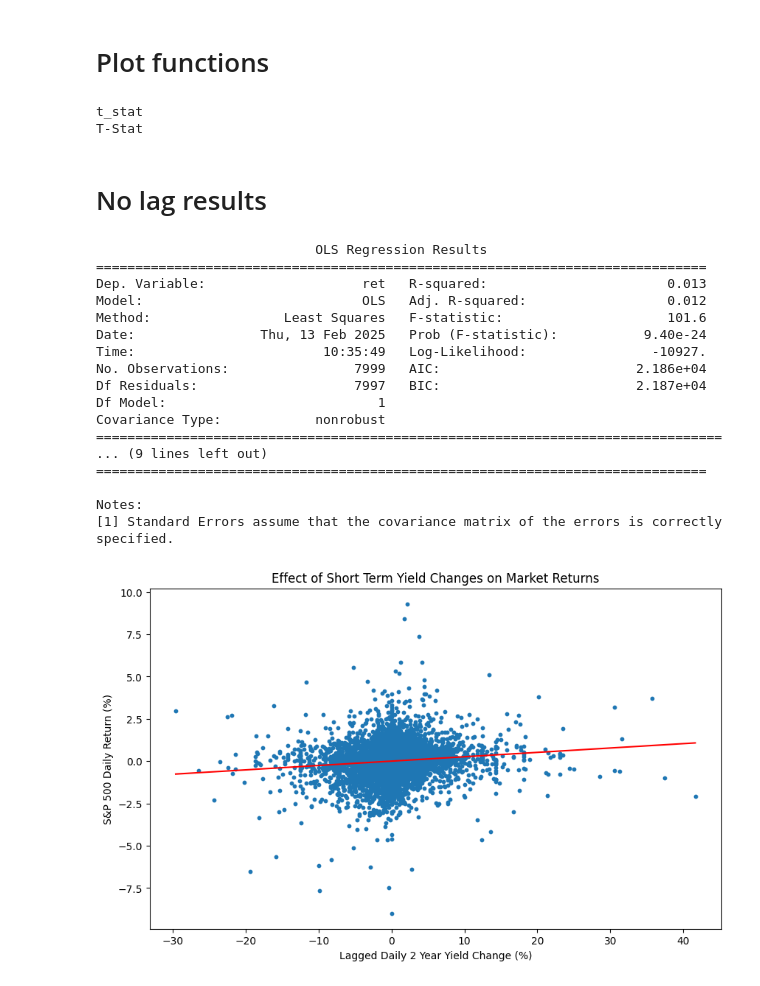
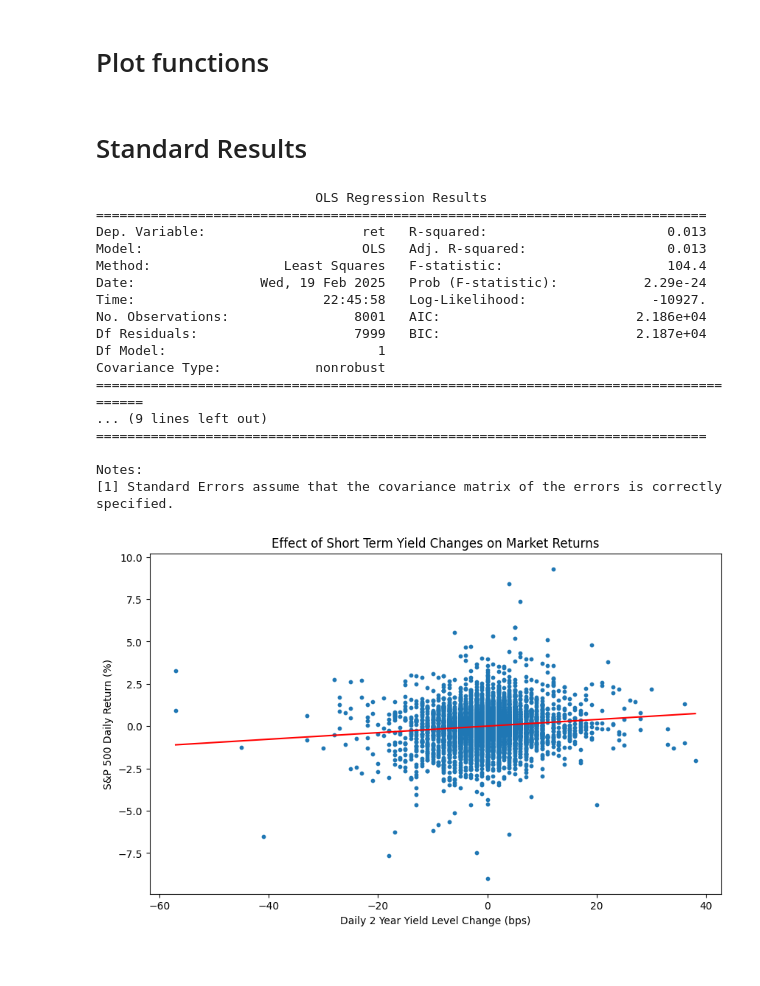
Before and after one commit to andrewhall1124/macro-finance-project, a Jupyter notebook: main.ipynb, the cells around one changed output. Drawn from its saved outputs; the diff is of its cells as text; code cells hidden in the pictures.

```diff
--- a/main.ipynb
+++ b/main.ipynb
@@ -25,20 +25,14 @@ df = (
     .sort('date')
 )
 
-# Yield change
+# Yield level change
 df = df.with_columns(
-    (pl.col('yield').pct_change() * 100).alias('yield_change')
+    pl.col('yield').diff().mul(100).alias('yield_level_change')
 )
-
-# Lag yield change
-for i in range(1, 3):
-    df = df.with_columns(
-        pl.col('yield_change').shift(i).alias(f'yield_change_lag_{i}')
-    )
 
 # ETF Return
 df = df.with_columns(
-    ((pl.col('close') / pl.col('open') - 1) * 100).over('ticker').alias('ret')
+    pl.col('close').truediv(pl.col('open')).sub(1).mul(100).over('ticker').alias('ret')
 )
 
 # Drop columns
@@ -96,7 +137,7 @@ def plot_regression_scatter(df: pl.DataFrame, x: str, y: str, regression_line: t
 
     plt.title("Effect of Short Term Yield Changes on Market Returns")
     plt.ylabel("S&P 500 Daily Return (%)")
-    plt.xlabel("Lagged Daily 2 Year Yield Change (%)")
+    plt.xlabel("Daily 2 Year Yield Level Change (bps)")
 
     plt.show()
 # %%
@@ -124,9 +169,2 @@ def rolling_regression(df: pl.DataFrame, x: str, y: str, window: int = 250 * 5)
     return rolling_df
-# %%
-text = 't_stat'
-print(text)
-print(text.replace("_", '-').title())
-# %% [output]
-t_stat
-T-Stat
 # %%
@@ -151,26 +205,26 @@ def plot_rolling_results(rolling_df: pd.DataFrame, slope: str, intercept: str, v
 
     plt.show()
-# %% [markdown]
-# No lag results
+# %% [markdown]
+# Standard Results
 # %%
 regression_summary(
     df=df,
-    x='yield_change',
+    x='yield_level_change',
     y='ret'
 )
 # %% [output]
                             OLS Regression Results
 ==============================================================================
 Dep. Variable:                    ret   R-squared:                       0.013
-Model:                            OLS   Adj. R-squared:                  0.012
-Method:                 Least Squares   F-statistic:                     101.6
-Date:                Thu, 13 Feb 2025   Prob (F-statistic):           9.40e-24
-Time:                        10:35:49   Log-Likelihood:                -10927.
-No. Observations:                7999   AIC:                         2.186e+04
-Df Residuals:                    7997   BIC:                         2.187e+04
+Model:                            OLS   Adj. R-squared:                  0.013
+Method:                 Least Squares   F-statistic:                     104.4
+Date:                Wed, 19 Feb 2025   Prob (F-statistic):           2.29e-24
+Time:                        22:45:58   Log-Likelihood:                -10927.
+No. Observations:                8001   AIC:                         2.186e+04
+Df Residuals:                    7999   BIC:                         2.187e+04
 Df Model:                           1
 Covariance Type:            nonrobust
-================================================================================
+======================================================================================
 ... (9 lines left out)
 ==============================================================================
 
@@ -179,18 +233,18 @@ Notes:
 # %%
 reg_line = regression_line(
     df=df,
-    x='yield_change',
+    x='yield_level_change',
     y='ret'
 )
 
 plot_regression_scatter(
     df=df,
-    x='yield_change',
+    x='yield_level_change',
     y='ret',
     regression_line=reg_line
 )
 # %% [output]
-[figure, old version]
+[figure, new version]
 # %%
 rolling_df = rolling_regression(
     df=df,
```
Also changed, not shown: parts of 20 cells of this notebook.
